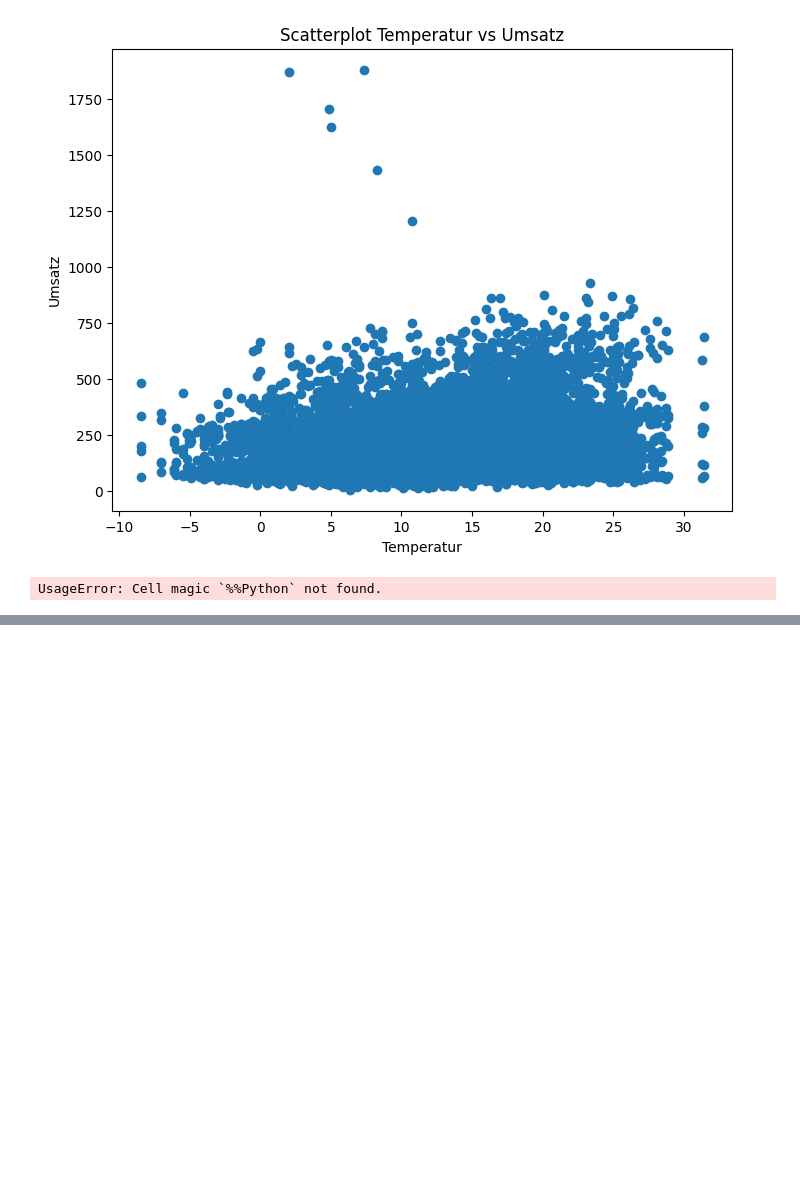
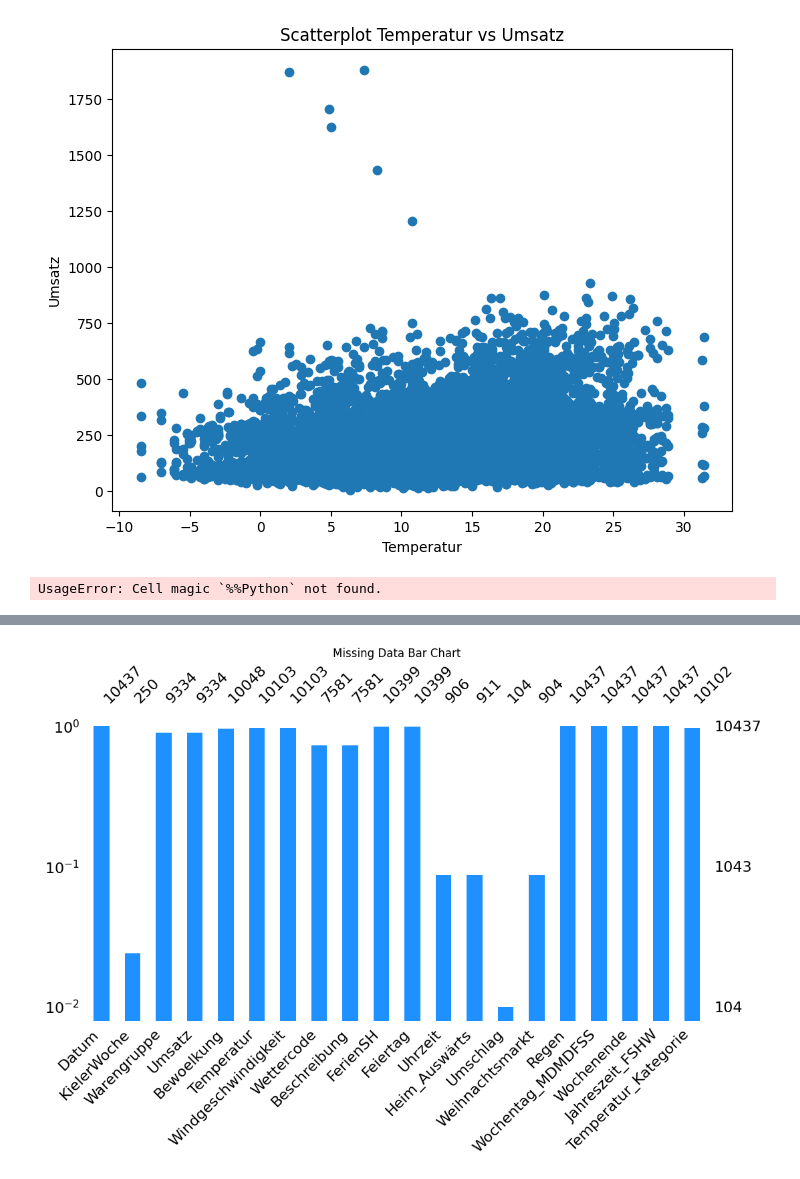
Before and after one commit to FabsenMc/bakery_prediction, a Jupyter notebook: 1_DatasetCharacteristics/Dataset_Characteristics_20240610.ipynb, the cells around one changed output, grey strips where cells are left out. Saved outputs shown, nothing was run; the diff lists cells and outputs as text; code cells hidden in the pictures; blank space fills up the shorter version.

```diff
--- a/1_DatasetCharacteristics/Dataset_Characteristics_20240610.ipynb
+++ b/1_DatasetCharacteristics/Dataset_Characteristics_20240610.ipynb
@@ -255,0 +265,7 @@ UsageError: Cell magic `%%Python` not found.
+# %%
+# Bar plot of missing data
+msno.bar(dataf, color="dodgerblue", log=True, figsize=(12, 6))
+plt.title('Missing Data Bar Chart')
+plt.show()
+# %% [output]
+[figure, added]
```
Also changed, not shown: parts of 3 cells of this notebook.
